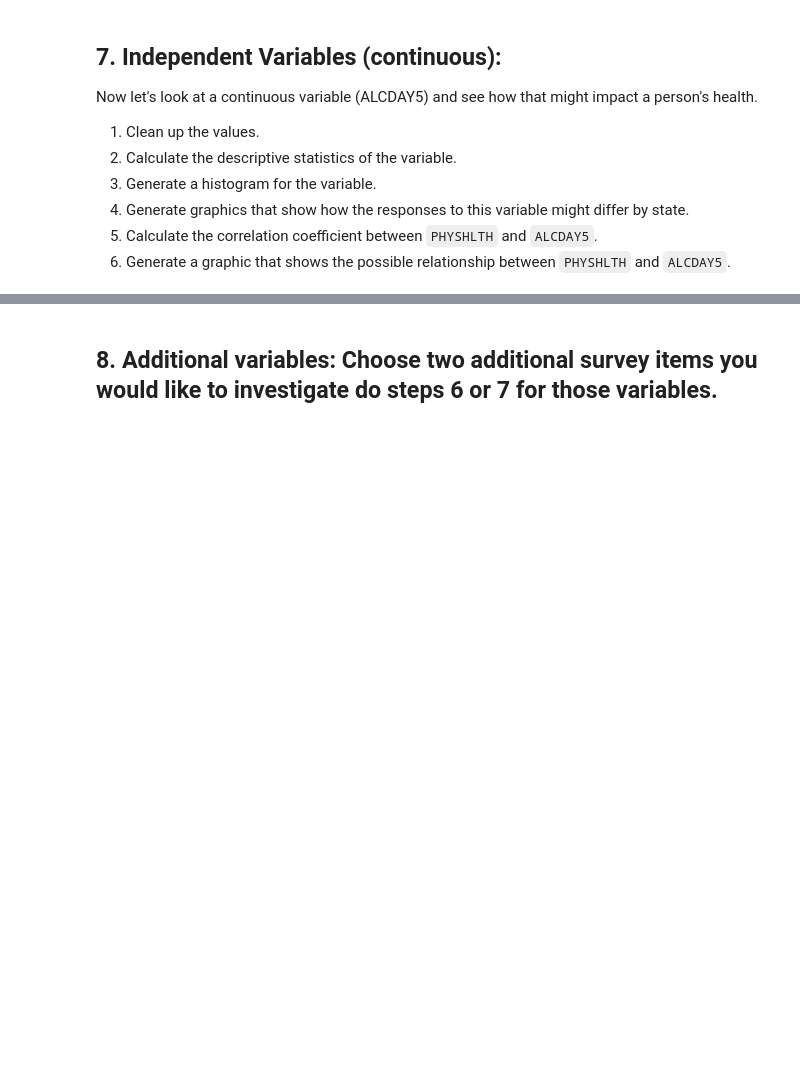
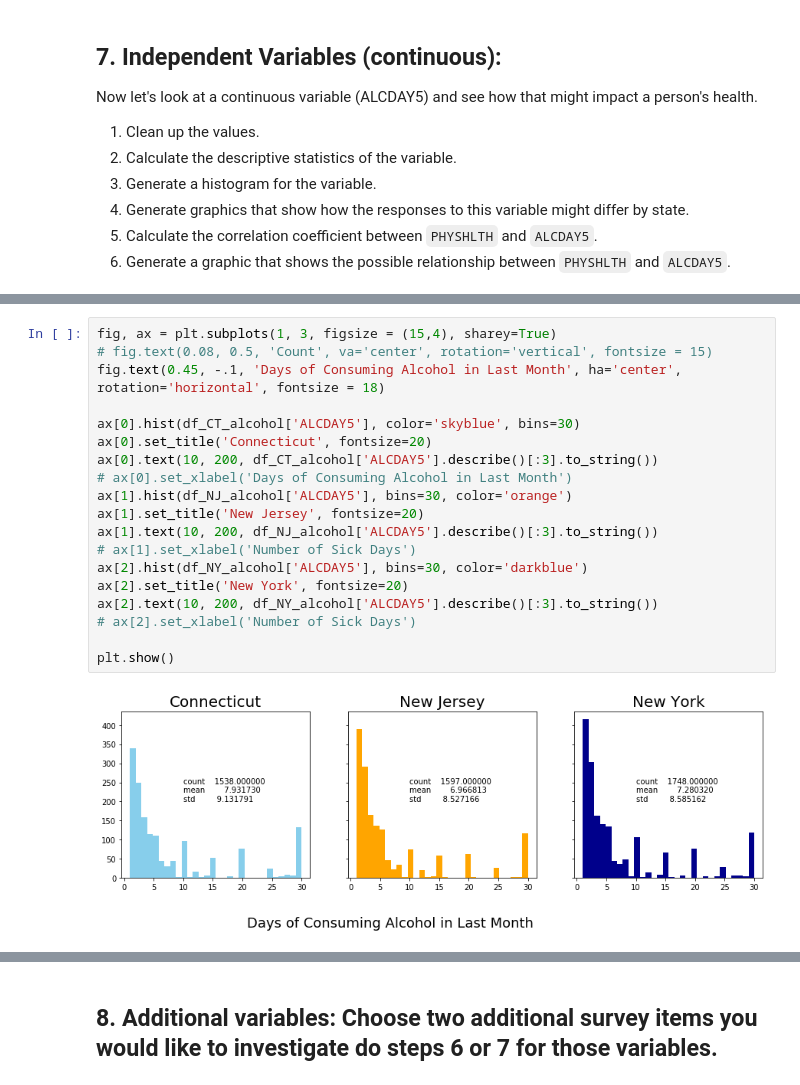
Before and after one commit to bphall/nyc-mhtn-ds-010620-lectures, a Jupyter notebook: week_2/case_study/Data_Exploration_Applied.ipynb, the cells around one changed output, grey strips where cells are left out. Cells and saved outputs as stored; diff of their text form; blank space fills up the shorter version.

```diff
--- a/week_2/case_study/Data_Exploration_Applied.ipynb
+++ b/week_2/case_study/Data_Exploration_Applied.ipynb
@@ -399,0 +376,21 @@ plt.show()
+# %%
+fig, ax = plt.subplots(1, 3, figsize = (15,4), sharey=True)
+# fig.text(0.08, 0.5, 'Count', va='center', rotation='vertical', fontsize = 15)
+fig.text(0.45, -.1, 'Days of Consuming Alcohol in Last Month', ha='center', rotation='horizontal', fontsize = 18)
+
+ax[0].hist(df_CT_alcohol['ALCDAY5'], color='skyblue', bins=30)
+ax[0].set_title('Connecticut', fontsize=20)
+ax[0].text(10, 200, df_CT_alcohol['ALCDAY5'].describe()[:3].to_string())
+# ax[0].set_xlabel('Days of Consuming Alcohol in Last Month')
+ax[1].hist(df_NJ_alcohol['ALCDAY5'], bins=30, color='orange')
+ax[1].set_title('New Jersey', fontsize=20)
+ax[1].text(10, 200, df_NJ_alcohol['ALCDAY5'].describe()[:3].to_string())
+# ax[1].set_xlabel('Number of Sick Days')
+ax[2].hist(df_NY_alcohol['ALCDAY5'], bins=30, color='darkblue')
+ax[2].set_title('New York', fontsize=20)
+ax[2].text(10, 200, df_NY_alcohol['ALCDAY5'].describe()[:3].to_string())
+# ax[2].set_xlabel('Number of Sick Days')
+
+plt.show()
+# %% [output]
+[figure, added]
```
Also changed, not shown: parts of 5 cells of this notebook, 1 other file.
